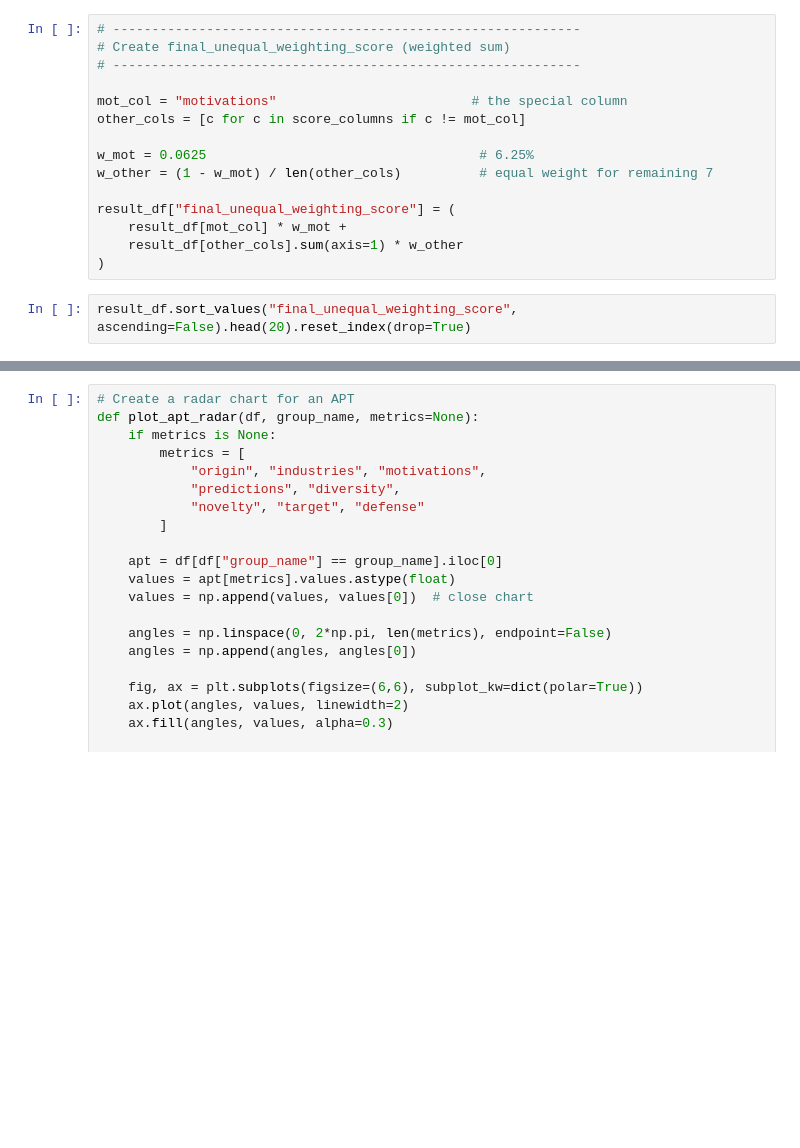
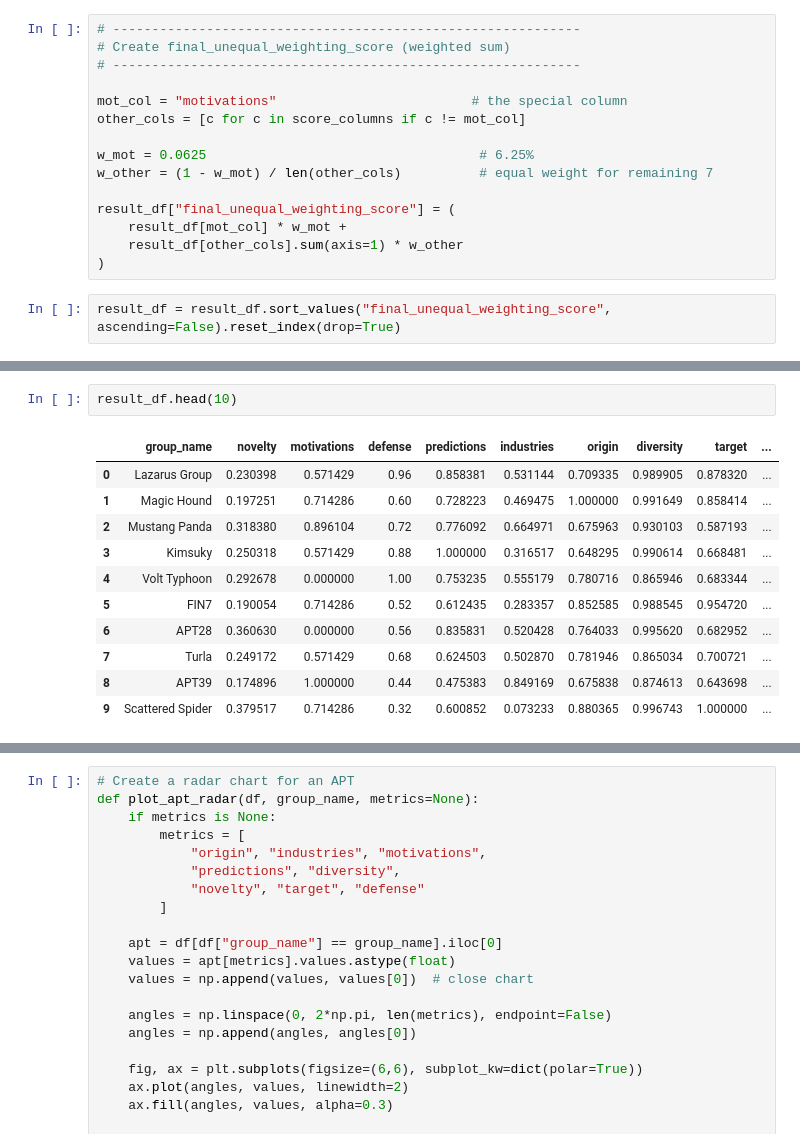
Before and after one commit to Math-UC/attack-stix-data, a Jupyter notebook: apt_project/final_score.ipynb, the cells around one changed output, grey strips where cells are left out. Cells and saved outputs as stored; diff of their text form; blank space fills up the shorter version.

```diff
--- a/apt_project/final_score.ipynb
+++ b/apt_project/final_score.ipynb
@@ -124,4 +124,4 @@ result_df["final_unequal_weighting_score"] = (
     result_df[other_cols].sum(axis=1) * w_other
 )
 # %%
-result_df.sort_values("final_unequal_weighting_score", ascending=False).head(20).reset_index(drop=True)
+result_df = result_df.sort_values("final_unequal_weighting_score", ascending=False).reset_index(drop=True)
@@ -145,0 +128,14 @@ result_df.sort_values("final_unequal_weighting_score", ascending=False).head(20)
+# %%
+result_df.head(10)
+# %% [output]
+|  | group_name | novelty | motivations | defense | predictions | industries | origin | diversity | target | ... |
+| 0 | Lazarus Group | 0.230398 | 0.571429 | 0.96 | 0.858381 | 0.531144 | 0.709335 | 0.989905 | 0.878320 | ... |
+| 1 | Magic Hound | 0.197251 | 0.714286 | 0.60 | 0.728223 | 0.469475 | 1.000000 | 0.991649 | 0.858414 | ... |
+| 2 | Mustang Panda | 0.318380 | 0.896104 | 0.72 | 0.776092 | 0.664971 | 0.675963 | 0.930103 | 0.587193 | ... |
+| 3 | Kimsuky | 0.250318 | 0.571429 | 0.88 | 1.000000 | 0.316517 | 0.648295 | 0.990614 | 0.668481 | ... |
+| 4 | Volt Typhoon | 0.292678 | 0.000000 | 1.00 | 0.753235 | 0.555179 | 0.780716 | 0.865946 | 0.683344 | ... |
+| 5 | FIN7 | 0.190054 | 0.714286 | 0.52 | 0.612435 | 0.283357 | 0.852585 | 0.988545 | 0.954720 | ... |
+| 6 | APT28 | 0.360630 | 0.000000 | 0.56 | 0.835831 | 0.520428 | 0.764033 | 0.995620 | 0.682952 | ... |
+| 7 | Turla | 0.249172 | 0.571429 | 0.68 | 0.624503 | 0.502870 | 0.781946 | 0.865034 | 0.700721 | ... |
+| 8 | APT39 | 0.174896 | 1.000000 | 0.44 | 0.475383 | 0.849169 | 0.675838 | 0.874613 | 0.643698 | ... |
+| 9 | Scattered Spider | 0.379517 | 0.714286 | 0.32 | 0.600852 | 0.073233 | 0.880365 | 0.996743 | 1.000000 | ... |
```
Also changed, not shown: parts of 2 cells of this notebook.
